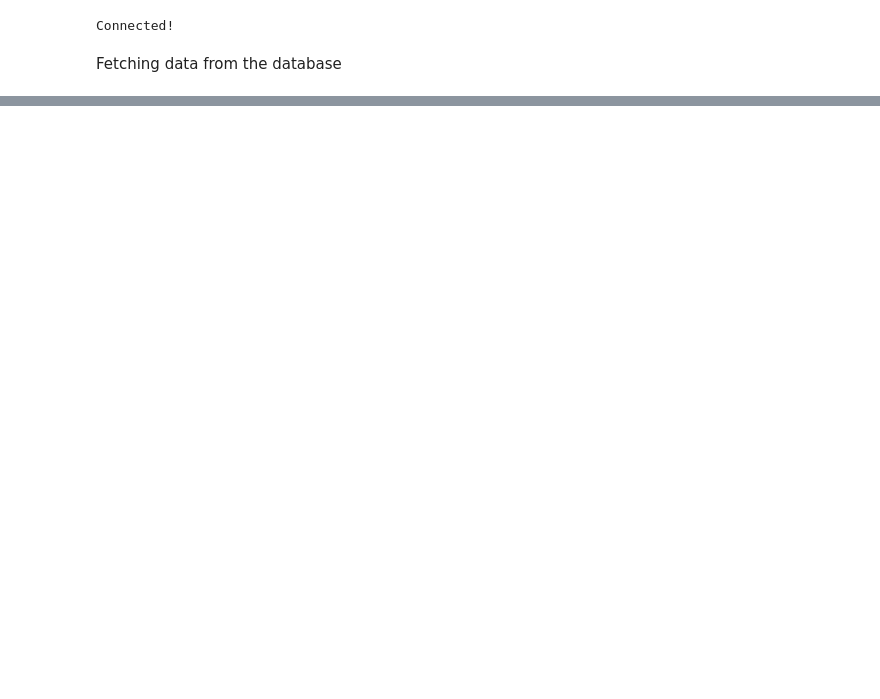
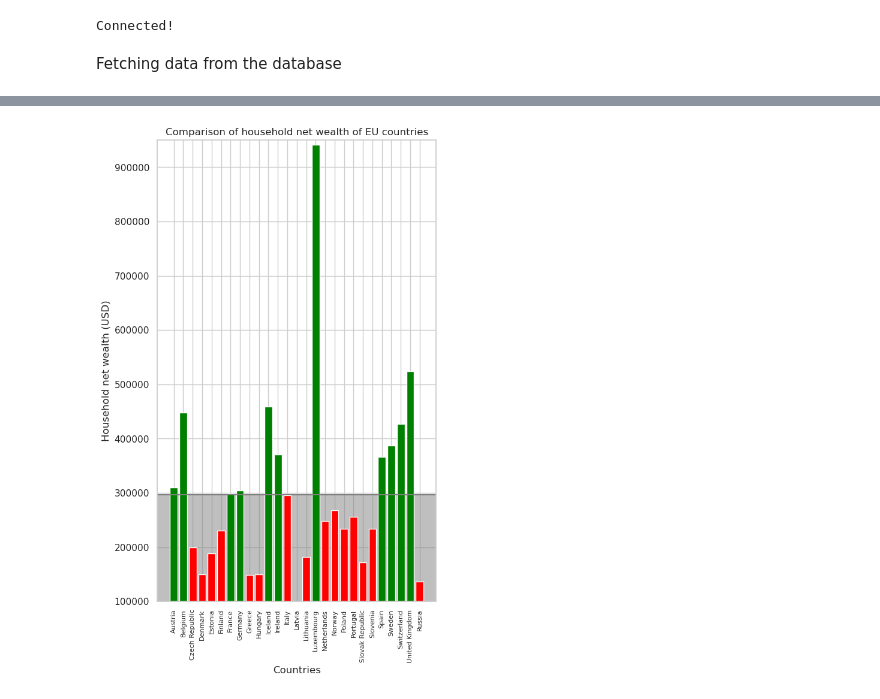
Before and after one commit to rafpang/full-stack-happiness, a Jupyter notebook: analyze_load.ipynb, the cells around one changed output, grey strips where cells are left out. Drawn from its saved outputs; the diff is of its cells as text; code cells hidden in the pictures; blank space fills up the shorter version.

```diff
--- a/analyze_load.ipynb
+++ b/analyze_load.ipynb
@@ -3,9 +3,16 @@ import pandas as pd
 import config as c
 import postgres as p
 from main import connect_db
-import pandasql
+
 import warnings
 warnings.filterwarnings('ignore')
+from pandasql import sqldf
+from main import sql
+import matplotlib.pyplot as plt
+import seaborn as sns
+import numpy as np
+
+sql = lambda q: sqldf(q, globals())
 # %%
 con = connect_db(host_name = c.HOST_NAME, dbname=c.DBNAME, port=c.PORT,
                       username=c.USERNAME, password= c.PASSWORD)
@@ -15,12 +22,6 @@ Connected!
 # %% [markdown]
 Fetching data from the database
 # %%
-
-columns_to_take = ['country_code', 'country', 'sub_region',
-                    'intermediate_region','household_net_wealth', 'personal_earnings', 'quality_support_network','mg_m3', 'water_quality_percentage',
-
-                    'life_expectancy', 'student_scores', 'leisure_time', 'life_satisfaction_score']
-
 
 string = """SELECT country_code, country, sub_region,
                     intermediate_region,household_net_wealth, personal_earnings, quality_support_network,mg_m3, water_quality_percentage,
@@ -30,7 +31,7 @@ string = """SELECT country_code, country, sub_region,
                     FROM happiness"""
 
 
-df = pd.read_sql(string, con, columns = columns_to_take)
+df = pd.read_sql(string, con,)
 
 df.head()
 # %% [output]
@@ -42,0 +60,30 @@ df.head()
+# %%
+#comparison of european countries
+df_compare_eusubregion = sql(
+    """
+    SELECT d.country, d.household_net_wealth as household_net_wealth,
+    (select round(avg(household_net_wealth),0) from df as e where e.sub_region = d.sub_region) as sub_region_avg
+    FROM df as d
+    where d.sub_region = 'Europe';
+    """)
+
+sns.set_style('whitegrid')
+fig, ax = plt.subplots(1,1, figsize = (6,10))
+
+df_compare_eusubregion['colour'] = np.where(df_compare_eusubregion['household_net_wealth'] >=  df_compare_eusubregion.sub_region_avg \
+                                            ,'green', 'red')
+
+line = ax.axhline(y = df_compare_eusubregion['sub_region_avg'].values[0], c = 'gray')
+ax.fill_between(np.linspace(-100,100,len(df_compare_eusubregion.country)),
+                 df_compare_eusubregion.sub_region_avg, color = 'grey', alpha = 0.5)
+
+ax.bar(x= df_compare_eusubregion.country, height= df_compare_eusubregion.household_net_wealth, color = df_compare_eusubregion['colour']
+            )
+
+plt.xticks(rotation = 90, fontsize = 8);
+plt.ylim((100000,950000))
+ax.set_title('Comparison of household net wealth of EU countries')
+ax.set_xlabel('Countries')
+ax.set_ylabel('Household net wealth (USD)');
+# %% [output]
+[figure, added]
```
Also changed, not shown: parts of 1 cell of this notebook.
